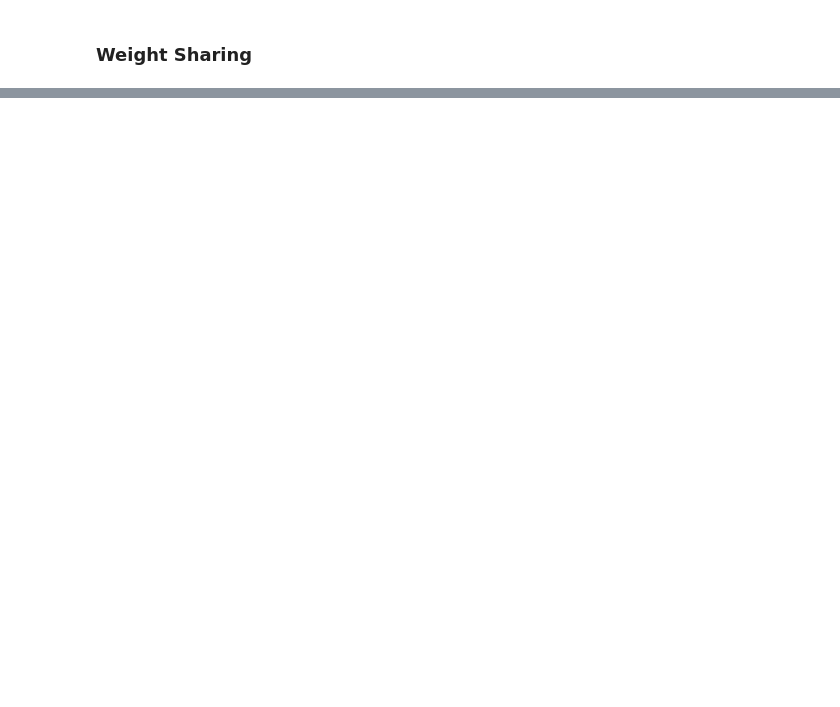
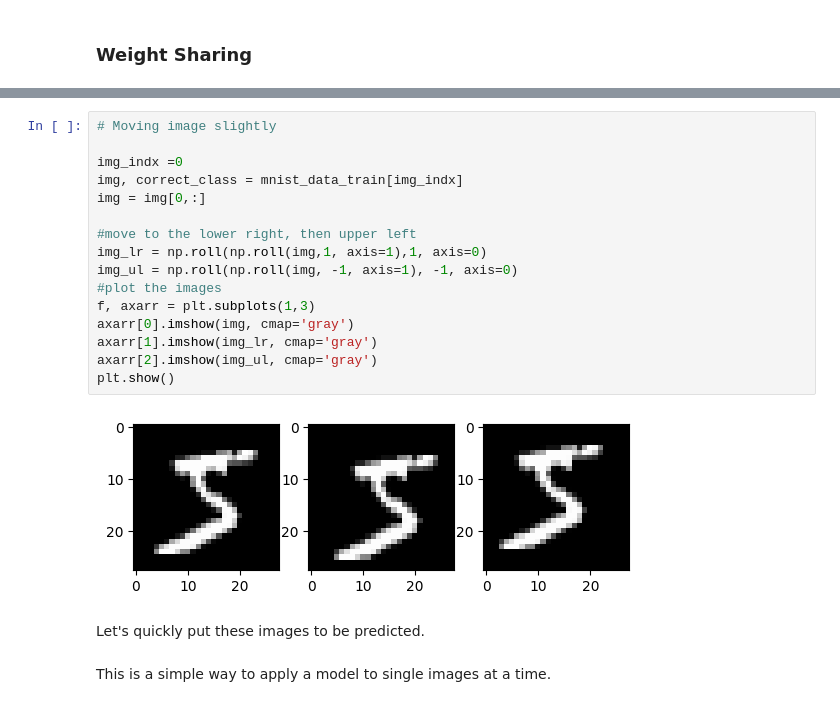
Before and after one commit to adityapribadi3/Privacy-Machine-Learning, a Jupyter notebook: MEAP/MEAP_3.ipynb, the cells around one changed output, grey strips where cells are left out. Cells and saved outputs as stored; diff of their text form; blank space fills up the shorter version.

```diff
--- a/MEAP/MEAP_3.ipynb
+++ b/MEAP/MEAP_3.ipynb
@@ -220,0 +475,22 @@ This specific example would be called “zero padding by one”, because we adde
+# %%
+# Moving image slightly
+
+img_indx =0
+img, correct_class = mnist_data_train[img_indx]
+img = img[0,:]
+
+#move to the lower right, then upper left
+img_lr = np.roll(np.roll(img,1, axis=1),1, axis=0)
+img_ul = np.roll(np.roll(img, -1, axis=1), -1, axis=0)
+#plot the images
+f, axarr = plt.subplots(1,3)
+axarr[0].imshow(img, cmap='gray')
+axarr[1].imshow(img_lr, cmap='gray')
+axarr[2].imshow(img_ul, cmap='gray')
+plt.show()
+# %% [output]
+[figure, added]
+# %% [markdown]
+Let's quickly put these images to be predicted.
+# %% [markdown]
+This is a simple way to apply a model to single images at a time.
```
Also changed, not shown: parts of 38 cells of this notebook.
